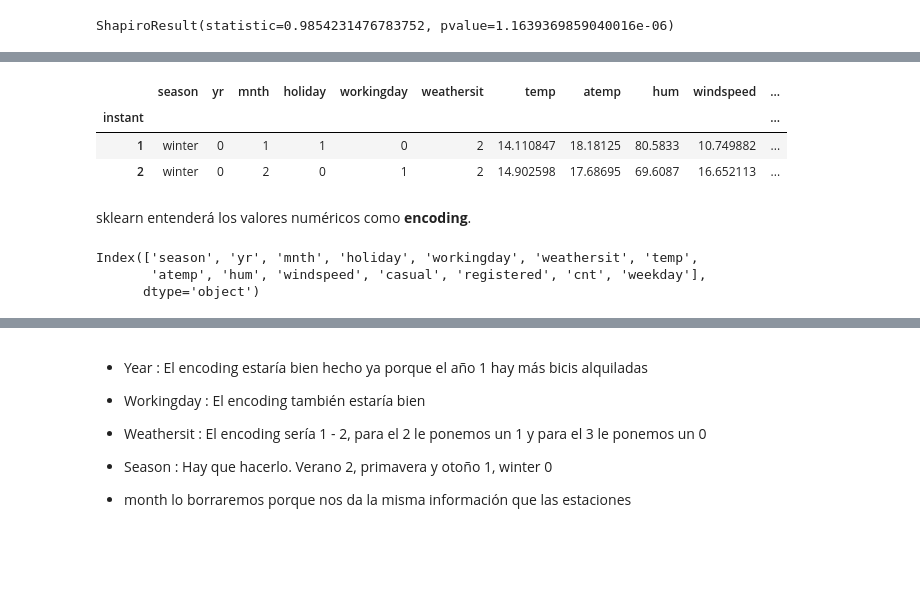
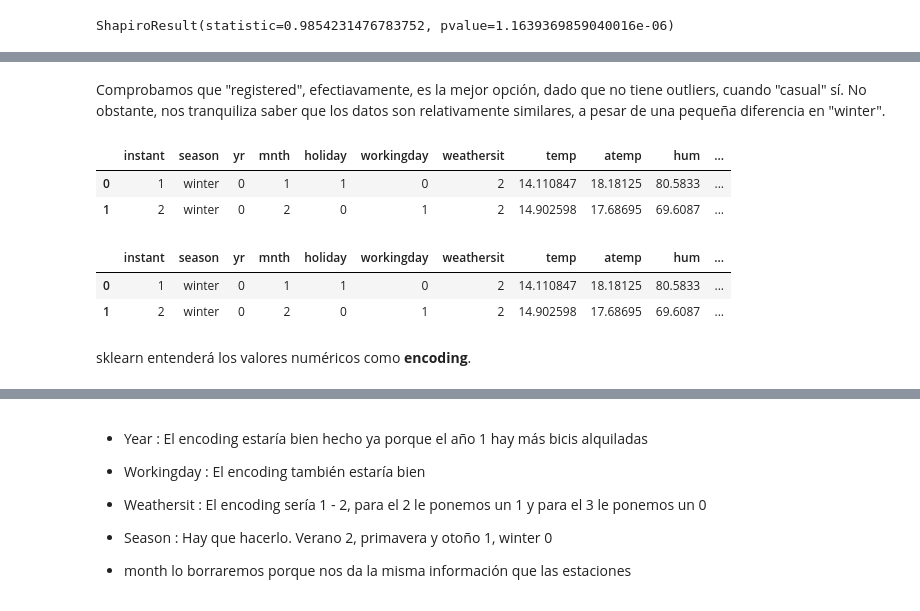
Before and after one commit to Adalab/DA-project-da-promo-c-modulo-3-team-6, a Jupyter notebook: sprint1/sprint1-Encoding.ipynb, the cells around one changed output, grey strips where cells are left out. Saved outputs shown, nothing was run; the diff lists cells and outputs as text; code cells hidden in the pictures; blank space fills up the shorter version.

```diff
--- a/sprint1/sprint1-Encoding.ipynb
+++ b/sprint1/sprint1-Encoding.ipynb
@@ -148,17 +197,19 @@ Sigue sin normalizar.
+# %% [markdown]
+Comprobamos que "registered", efectiavamente, es la mejor opción, dado que no tiene outliers, cuando "casual" sí. No obstante, nos tranquiliza saber que los datos son relativamente similares, a pesar de una pequeña diferencia en "winter".
 # %%
-df = pd.read_csv("../datos/bikes_clean.csv", index_col = 0)
+df_registered = pd.read_csv("../datos/bikes_registered.csv", index_col = 0).reset_index()
 # %%
-df.head(2)
+df_registered.head(2)
 # %% [output]
-|  | season | yr | mnth | holiday | workingday | weathersit | temp | atemp | hum | windspeed | ... |
-| instant |  |  |  |  |  |  |  |  |  |  | ... |
-| 1 | winter | 0 | 1 | 1 | 0 | 2 | 14.110847 | 18.18125 | 80.5833 | 10.749882 | ... |
-| 2 | winter | 0 | 2 | 0 | 1 | 2 | 14.902598 | 17.68695 | 69.6087 | 16.652113 | ... |
+|  | instant | season | yr | mnth | holiday | workingday | weathersit | temp | atemp | hum | ... |
+| 0 | 1 | winter | 0 | 1 | 1 | 0 | 2 | 14.110847 | 18.18125 | 80.5833 | ... |
+| 1 | 2 | winter | 0 | 2 | 0 | 1 | 2 | 14.902598 | 17.68695 | 69.6087 | ... |
+# %%
+df_casual = pd.read_csv("../datos/bikes_casual.csv", index_col= 0).reset_index()
+df_casual.head(2)
+# %% [output]
+|  | instant | season | yr | mnth | holiday | workingday | weathersit | temp | atemp | hum | ... |
+| 0 | 1 | winter | 0 | 1 | 1 | 0 | 2 | 14.110847 | 18.18125 | 80.5833 | ... |
+| 1 | 2 | winter | 0 | 2 | 0 | 1 | 2 | 14.902598 | 17.68695 | 69.6087 | ... |
 # %% [markdown]
 sklearn entenderá los valores numéricos como **encoding**.
-# %%
-df.columns
-# %% [output]
-Index(['season', 'yr', 'mnth', 'holiday', 'workingday', 'weathersit', 'temp',
-       'atemp', 'hum', 'windspeed', 'casual', 'registered', 'cnt', 'weekday'],
-      dtype='object')
```
Also changed, not shown: parts of 77 cells of this notebook, 9 other files.
